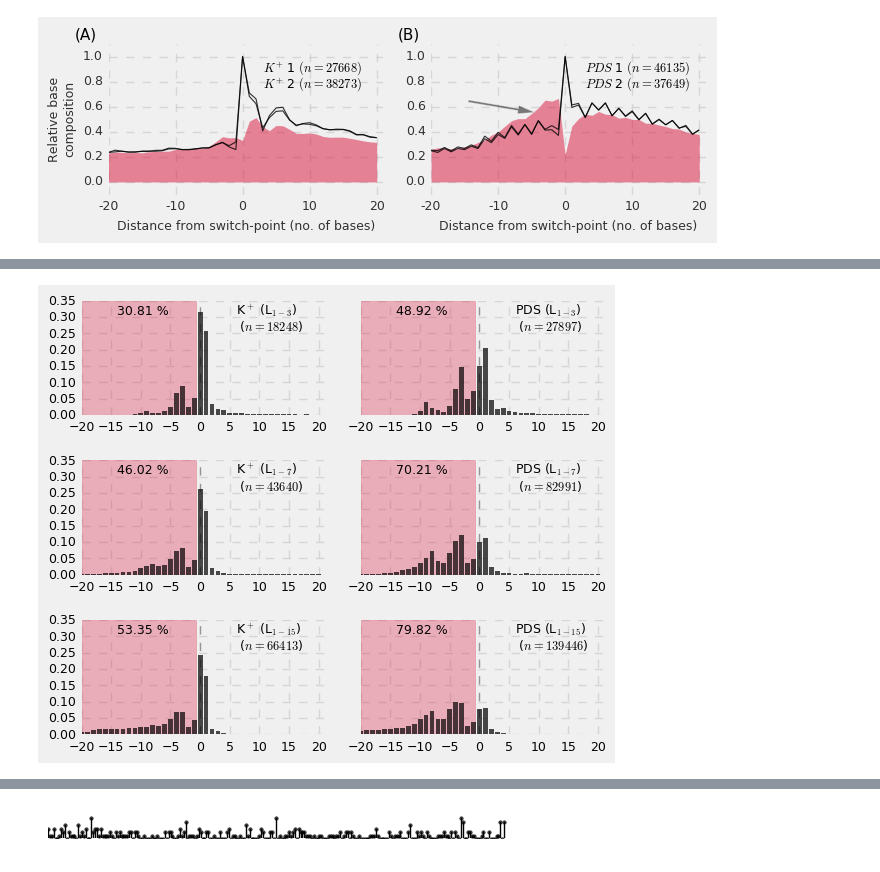
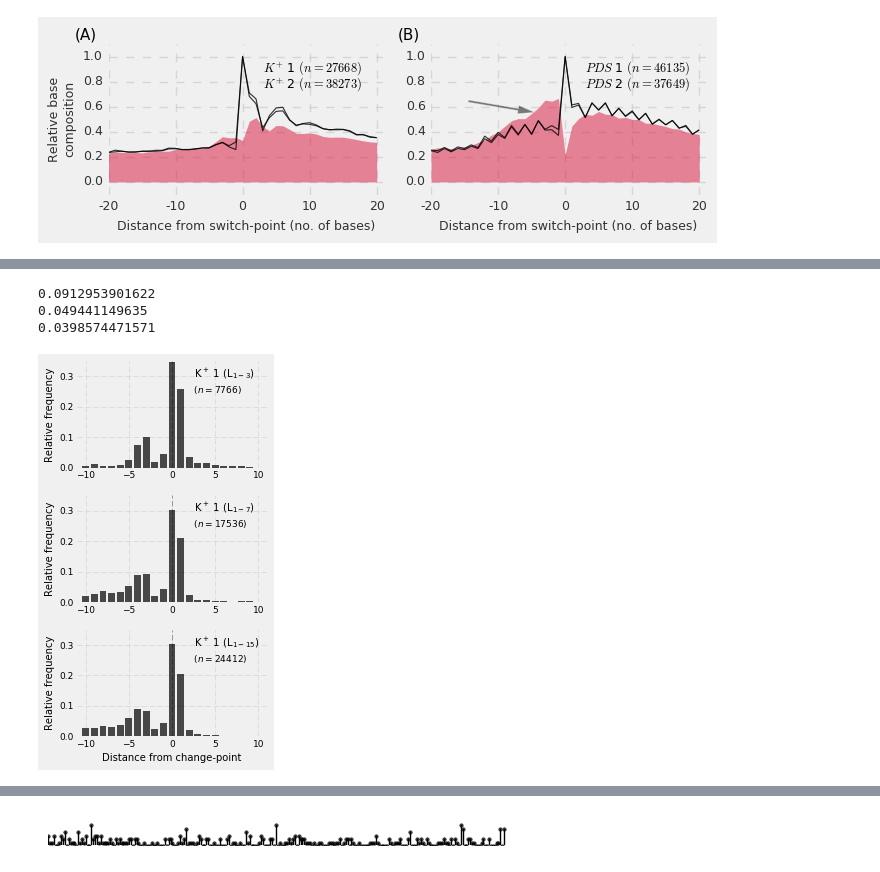
Before and after one commit to Rohit-Satyam/qg, a Jupyter notebook: OQ starts.ipynb, the cells around one changed output, grey strips where cells are left out. Cells and saved outputs as stored; diff of their text form; code cells hidden in the pictures.

```diff
--- a/OQ starts.ipynb
+++ b/OQ starts.ipynb
@@ -223,6 +248,4 @@ pre_qs.shape, post_qs.shape, filters.shape
 # %%
-plt.style.use('fivethirtyeight')
-
 fig, axis = plt.subplots(2, 3, figsize=(7, 4), sharex=True, sharey=True)
 labels = [
     'No filter\n',
@@ -237,9 +260,9 @@ for l,f,r,c in zip(labels, range(1,7), [0, 0, 0, 1, 1, 1], [0, 1, 2, 0, 1, 2]):
     pre_vals = pre_qs[filters >= f]
     pos_vals = post_qs[filters >= f]
     ax.hist(pre_vals, bins=200, edgecolor='none', color='dodgerblue', alpha=0.5,
-            normed=True, label='Before switch-point')
+            normed=True, label='Before change-point')
     ax.hist(pos_vals, bins=200, edgecolor='none', color='crimson', alpha=0.6,
-            normed=True, label='After switch-point')
+            normed=True, label='After change-point')
     ax.xaxis.set_tick_params(labelsize=9)
     ax.yaxis.set_tick_params(labelsize=9)
     if r == 1:
@@ -249,12 +272,10 @@ for l,f,r,c in zip(labels, range(1,7), [0, 0, 0, 1, 1, 1], [0, 1, 2, 0, 1, 2]):
     ax.set_xlim((-1, 41))
     ax.set_ylim((0, 0.17))
     ax.text(0, 0.155, l + r"$(n=%d)$" % len(pre_vals), fontsize=9, verticalalignment='top')
-    ax.grid(which='major', linestyle='--', alpha=0.7)
-    for i in ['top', 'bottom', 'left', 'right']:
-        ax.spines[i].set_visible(False)
+    clean_axis(ax)
 axis[0, 1].legend(loc=(-0.3, 1), fontsize=9, frameon=False, ncol=2)
 fig.tight_layout()
-plt.savefig('filter_switchpoint.pdf', transparent=True, edgecolor='none')
-plt.savefig('filter_switchpoint.png', dpi=300, transparent=True, edgecolor='none')
+plt.savefig('../images/filter_switchpoint.svg', transparent=True, edgecolor='none')
+plt.savefig('../images/filter_switchpoint.png', dpi=300, transparent=True, edgecolor='none')
 plt.show()
 # %% [output]
@@ -388,14 +409,15 @@ Counter({0: 37226, 1: 22412, 2: 11366, 3: 6818})
 # %%
 sequences = {0: [], 1:[]}
 distances = {}
-oq_pq_dir  = './data/g4_seq/reanalysis/oq_pq_distances/'
+oq_pq_dir  = '../data/g4_seq/reanalysis/oq_pq_distances/'
 pq_configs = [(1, 3), (1, 7), (1, 15)]
 configs = []
 for c in pq_configs:
     config = "%d_%d" % (c[0], c[1])
     configs.append(config)
     distances[config]= {}
-    for sample in ['Na_K_1', 'Na_K_2', 'Na_PDS_1', 'Na_PDS_2']:
+    for sample in ['Na_K_1', 'Na_K_2']:
+    #for sample in ['Na_K_1', 'Na_K_2', 'Na_PDS_1', 'Na_PDS_2']:
         d = []
         fns = glob.glob("%s/%s/*/*_%d_%s.npy" % (oq_pq_dir, sample, c[0], c[1]))
         for fn in tqdm(fns, desc="%s %s" % (config, sample)):
@@ -413,43 +435,32 @@ for c in pq_configs:
         d = d[d > -21]
         distances[config][sample] = Counter(list(d))
 # %%
-plt.style.use('fivethirtyeight')
-
-fig, axis = plt.subplots(3, 2, figsize=(6, 5), sharey=True)
-row = 0
-col = 0
-for config in configs:
+fig, axis = plt.subplots(3, 1, figsize=(3.5, 6), sharey=True)
+sample = 'K'
+for n,config in enumerate(configs):
     g4_sig = r'L$_{1-%s}$' % config.split('_')[1]
     dists = distances[config]
-    pos = np.array(range(-20, 21))
-    vals  = {
-        'K': np.array([dists['Na_K_1'][i] + dists['Na_K_2'][i] for i in pos]),
-        'PDS': np.array([dists['Na_PDS_1'][i] + dists['Na_PDS_2'][i] for i in pos])
-    }
-    for sample, name in zip(['K', 'PDS'], [r'K$^+$', 'PDS']):
-        ax = axis[row, col]
-        ax.axvline(0, lw=1, color='k', ls='--', alpha=0.3)
-        ax.axvspan(-20, -0.7, color='crimson', alpha=0.3)
-        ax.bar(pos-0.4, vals[sample]/sum(vals[sample]), width=0.8,
-               alpha=0.7, color='k', edgecolor='none', lw=0)
-        ax.text(6, 0.31, "%s (%s)" % (name,  g4_sig), fontsize=9)
-        ax.text(6, 0.26, r' ($n=%d$)' % sum(vals[sample]), fontsize=9)
-        pre_switch_vals = float(sum(vals[sample][:20])/sum(vals[sample])*100)
-        ax.text(-14, 0.31, "%.2f %%" % pre_switch_vals, fontsize=9, color='k')
-        ax.set_yticks(np.linspace(0, 0.35, 8))
-        ax.set_xlim((-20,21))
-        ax.set_ylim((0,0.35))
-        ax.xaxis.set_tick_params(labelsize=9)
-        ax.yaxis.set_tick_params(labelsize=9)
-        ax.grid(which='major', linestyle='--', alpha=0.7)
-        for i in ['top', 'bottom', 'left', 'right']:
-            ax.spines[i].set_visible(False)
-        col += 1
-    row += 1
-    col = 0
+    pos = np.array(range(-10, 10))
+    vals  = np.array([dists['Na_K_1'][i] for i in pos])
+    x = vals/sum(vals)
+    print (sum(x[12:]))
+    ax = axis[n]
+    #ax.set_yticks(np.linspace(0, 0.4, 8))
+    ax.axvline(0, lw=1, color='k', ls='--', alpha=0.3)
+    ax.bar(pos, vals/sum(vals), width=0.8, alpha=0.7, color='k', edgecolor='none', lw=0)
+    ax.text(0.6, 0.85, " %s (%s)" % (r'K$^+$ 1',  g4_sig), fontsize=10, transform=ax.transAxes)
+    ax.text(0.6, 0.7, r' ($n=%d$)' % sum(vals), fontsize=9, transform=ax.transAxes)
+    ax.set_xlim((-11,11))
+    ax.set_ylim((0,0.35))
+    ax.set_ylabel('Relative frequency', fontsize=10)
+    clean_axis(ax)
+ax.set_xlabel('Distance from change-point', fontsize=10)
 plt.tight_layout()
-plt.savefig('pq_switchpoint.pdf', transparent=True, edgecolor='none')
-plt.savefig('pq_switchpoint.png', dpi=300, transparent=True, edgecolor='none')
+plt.savefig('../images/pq_switchpoint.svg', transparent=True, edgecolor='none')
+plt.savefig('../images/pq_switchpoint.png', dpi=300, transparent=True, edgecolor='none')
 plt.show()
 # %% [output]
+0.0912953901622
+0.049441149635
+0.0398574471571
-[figure, old version]
+[figure, new version]
```
Also changed, not shown: parts of 11 cells of this notebook, 16 other files.
